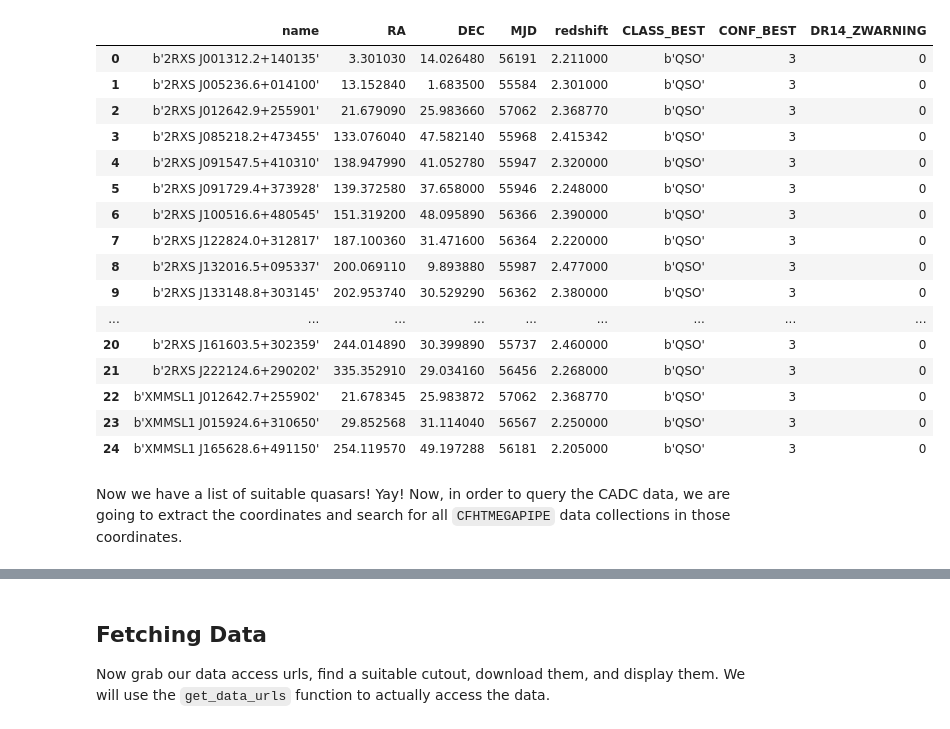
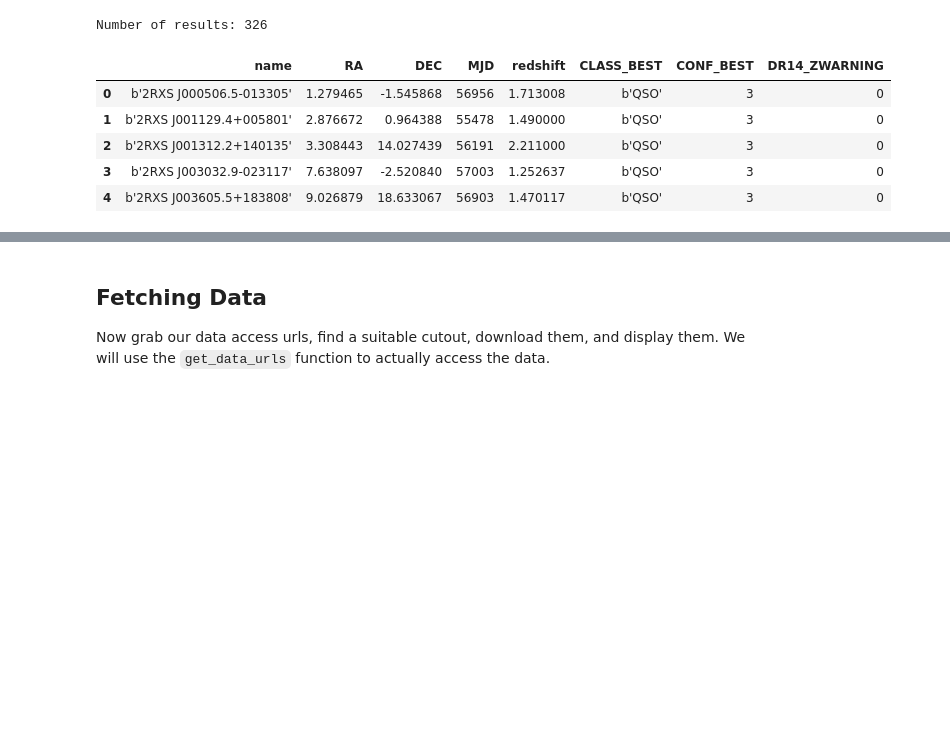
Before and after one commit to ellieb/astroquery_tutorial, a Jupyter notebook: astroquery_example_quasars.ipynb, the cells around one changed output, grey strips where cells are left out. Saved outputs shown, nothing was run; the diff lists cells and outputs as text; code cells hidden in the pictures; blank space fills up the shorter version.

```diff
--- a/astroquery_example_quasars.ipynb
+++ b/astroquery_example_quasars.ipynb
@@ -71,56 +63,31 @@ http://skyserver.sdss.org/dr15/SkyServerWS/SearchTools/SqlSearch?cmd=select%20to
 # %%
+import urllib
 from astropy.table import Table
-import urllib
 
 # Define the query
-query = """SELECT name, RA, DEC, MJD, redshift, CLASS_BEST, CONF_BEST, DR14_ZWARNING
-FROM spiders_quasar
-WHERE redshift > 2.2 AND CLASS_BEST='QSO' AND DR14_ZWARNING=0"""
+query = """SELECT name, DR14_PLUG_RA AS RA, DR14_PLUG_DEC AS DEC, MJD, redshift,
+CLASS_BEST, CONF_BEST, DR14_ZWARNING FROM spiders_quasar
+WHERE ( redshift > {redshift_lower} AND redshift < {redshift_upper}
+AND CLASS_BEST='QSO' AND DR14_ZWARNING=0 )""".format(redshift_lower=1.2,
+                                                     redshift_upper=2.4)
 
 # Build the request
 base_url = 'http://skyserver.sdss.org/dr14/SkyServerWS/SearchTools/SqlSearch'
 parameters = {'cmd': query, 'format': 'fits'}
 url_params = urllib.parse.urlencode(parameters)
 data_url = '{}?{}'.format(base_url, url_params)
 
 # Grab the data from the url and convert to a pandas dataframe
 qso_table = Table.read(data_url, format='fits')
 qso_data = qso_table.to_pandas()
-qso_data
 
-# TODO: Delete?
-# # Need to get the fits 1st exetention, file (stream), then do our query
-# from astropy.table import Table
-
-# #fname = 'data/spiders_quasar_bhmass-DR14.fits' # If url takes too long
-# url = 'https://data.sdss.org/sas/dr14/eboss/spiders/analysis/spiders_quasar_bhmass-DR14.fits'
-# important_cols = ['xray_detection', 'name', 'RA', 'DEC', 'plate', 'redshift']
-
-
-# # Grab the data from the url and convert to a pandas dataframe
-# qso_table = Table.read(url, format='fits')
-# qso_data = qso_table.to_pandas()
-
-# # Filter and sort the data on redshift value
-# high_redshift_qso_data = qso_data[qso_data['redshift']  > 1.5].sort_values(by=['redshift'], ascending=False)
-# high_redshift_qso_data[important_cols]
+print('Number of results: {}'.format(len(qso_data)))
+qso_data.head()
 # %% [output]
+Number of results: 326
 |  | name | RA | DEC | MJD | redshift | CLASS_BEST | CONF_BEST | DR14_ZWARNING |
-| 0 | b'2RXS J001312.2+140135' | 3.301030 | 14.026480 | 56191 | 2.211000 | b'QSO' | 3 | 0 |
-| 1 | b'2RXS J005236.6+014100' | 13.152840 | 1.683500 | 55584 | 2.301000 | b'QSO' | 3 | 0 |
-| 2 | b'2RXS J012642.9+255901' | 21.679090 | 25.983660 | 57062 | 2.368770 | b'QSO' | 3 | 0 |
-| 3 | b'2RXS J085218.2+473455' | 133.076040 | 47.582140 | 55968 | 2.415342 | b'QSO' | 3 | 0 |
-| 4 | b'2RXS J091547.5+410310' | 138.947990 | 41.052780 | 55947 | 2.320000 | b'QSO' | 3 | 0 |
-| 5 | b'2RXS J091729.4+373928' | 139.372580 | 37.658000 | 55946 | 2.248000 | b'QSO' | 3 | 0 |
-| 6 | b'2RXS J100516.6+480545' | 151.319200 | 48.095890 | 56366 | 2.390000 | b'QSO' | 3 | 0 |
-| 7 | b'2RXS J122824.0+312817' | 187.100360 | 31.471600 | 56364 | 2.220000 | b'QSO' | 3 | 0 |
-| 8 | b'2RXS J132016.5+095337' | 200.069110 | 9.893880 | 55987 | 2.477000 | b'QSO' | 3 | 0 |
-| 9 | b'2RXS J133148.8+303145' | 202.953740 | 30.529290 | 56362 | 2.380000 | b'QSO' | 3 | 0 |
-| ... | ... | ... | ... | ... | ... | ... | ... | ... |
-| 20 | b'2RXS J161603.5+302359' | 244.014890 | 30.399890 | 55737 | 2.460000 | b'QSO' | 3 | 0 |
-| 21 | b'2RXS J222124.6+290202' | 335.352910 | 29.034160 | 56456 | 2.268000 | b'QSO' | 3 | 0 |
-| 22 | b'XMMSL1 J012642.7+255902' | 21.678345 | 25.983872 | 57062 | 2.368770 | b'QSO' | 3 | 0 |
-| 23 | b'XMMSL1 J015924.6+310650' | 29.852568 | 31.114040 | 56567 | 2.250000 | b'QSO' | 3 | 0 |
-| 24 | b'XMMSL1 J165628.6+491150' | 254.119570 | 49.197288 | 56181 | 2.205000 | b'QSO' | 3 | 0 |
+| 0 | b'2RXS J000506.5-013305' | 1.279465 | -1.545868 | 56956 | 1.713008 | b'QSO' | 3 | 0 |
+| 1 | b'2RXS J001129.4+005801' | 2.876672 | 0.964388 | 55478 | 1.490000 | b'QSO' | 3 | 0 |
+| 2 | b'2RXS J001312.2+140135' | 3.308443 | 14.027439 | 56191 | 2.211000 | b'QSO' | 3 | 0 |
+| 3 | b'2RXS J003032.9-023117' | 7.638097 | -2.520840 | 57003 | 1.252637 | b'QSO' | 3 | 0 |
+| 4 | b'2RXS J003605.5+183808' | 9.026879 | 18.633067 | 56903 | 1.470117 | b'QSO' | 3 | 0 |
-# %% [markdown]
-Now we have a list of suitable quasars! Yay! Now, in order to query the CADC data, we are going to extract the coordinates and search for all `CFHTMEGAPIPE` data collections in those coordinates.
```
Also changed, not shown: parts of 18 cells of this notebook, 1 other file.
